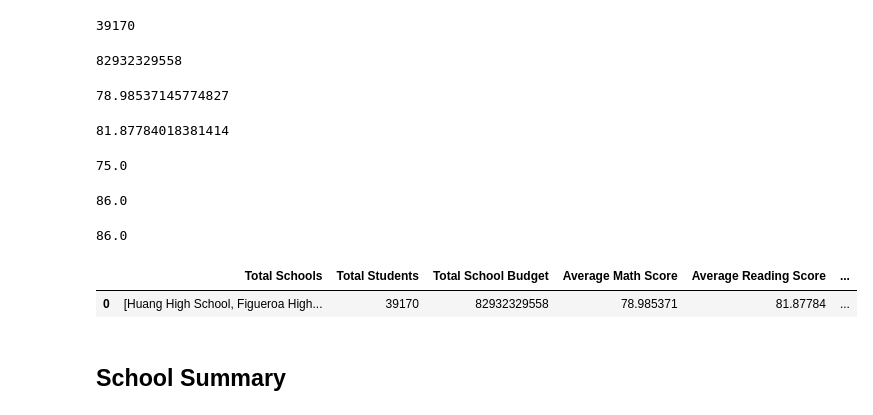
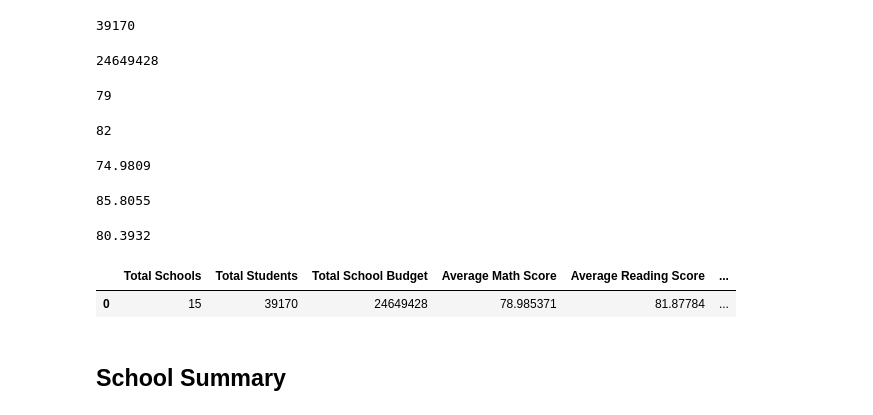
Before and after one commit to alaniwalaa/pandas-challenge, a Jupyter notebook: PyCitySchools/PyCitySchools_starter.ipynb, the cells around one changed output. Saved outputs shown, nothing was run; the diff lists cells and outputs as text; code cells hidden in the pictures.

Commit message:
fixing budget total in district summary

```diff
--- a/PyCitySchools/PyCitySchools_starter.ipynb
+++ b/PyCitySchools/PyCitySchools_starter.ipynb
@@ -59,55 +59,58 @@ total_students
 39170
 # %%
 #Calculate the total budget
-total_school_budget = school_data_complete["budget"].sum()
+total_school_budget = school_data["budget"].sum()
 total_school_budget
 # %% [output]
-82932329558
+24649428
 # %%
 #Calculate the average math score
 average_math_school = school_data_complete["math_score"].mean()
-average_math_school
+round(average_math_school)
 # %% [output]
-78.98537145774827
+79
 # %%
 #Calculate the average reading score
 average_read_school = school_data_complete["reading_score"].mean()
-average_read_school
+round(average_read_school)
 # %% [output]
-81.87784018381414
+82
 # %%
 #Calculate the percentage of students with a passing math score (70 or greater)
-percent_math_score = round(((school_data_complete["math_score"] >= 70).mean()) * 100)
+percent_math_score = round(((school_data_complete["math_score"] >= 70).mean()) * 100, 4)
 percent_math_score
 # %% [output]
-75.0
+74.9809
 # %%
 #Calculate the percentage of students with a passing reading score (70 or greater)
-percent_reading_score = round(((school_data_complete["reading_score"] >= 70).mean()) * 100 )
+percent_reading_score = round(((school_data_complete["reading_score"] >= 70).mean()) * 100, 4)
 percent_reading_score
 # %% [output]
-86.0
+85.8055
 # %%
 #Calculate the percentage of students who passed math and reading (% Overall Passing)
-percent_math_reading = (percent_math_score and percent_reading_score).mean()
+#percent_math_reading = (((student_data["math_score"] > 70).sum() + (student_data["reading_score"] > 70).sum()).mean()) * 100
+percent_math_reading = round((percent_math_score + percent_reading_score)/2, 4)
+
 percent_math_reading
 # %% [output]
-86.0
+80.3932
 # %%
 #Create a dataframe to hold the above results
 school_summary = pd.DataFrame({
     "Total Schools": [total_schools],
-    "Total Students": [total_students],
-    "Total School Budget": [total_school_budget],
-    "Average Math Score": [average_math_school],
-    "Average Reading Score": [average_read_school],
-    "Percentage of Students passing Math": [percent_math_score],
-    "Percentage of Students passing Reading": [percent_reading_score]
+    "Total Students": total_students,
+    "Total School Budget": total_school_budget,
+    "Average Math Score": average_math_school,
+    "Average Reading Score": average_read_school,
+    "Percentage of Students passing Math": percent_math_score,
+    "Percentage of Students passing Reading": percent_reading_score,
+    "Percentage of Students passing Math & Reading": percent_math_reading
 })
 school_summary
 # %% [output]
 |  | Total Schools | Total Students | Total School Budget | Average Math Score | Average Reading Score | ... |
-| 0 | [Huang High School, Figueroa High... | 39170 | 82932329558 | 78.985371 | 81.87784 | ... |
+| 0 | 15 | 39170 | 24649428 | 78.985371 | 81.87784 | ... |
 # %%
 #Optional: give the displayed data cleaner formatting
 # %% [markdown]
```
Also changed, not shown: parts of 2 cells of this notebook, 2 other files.
